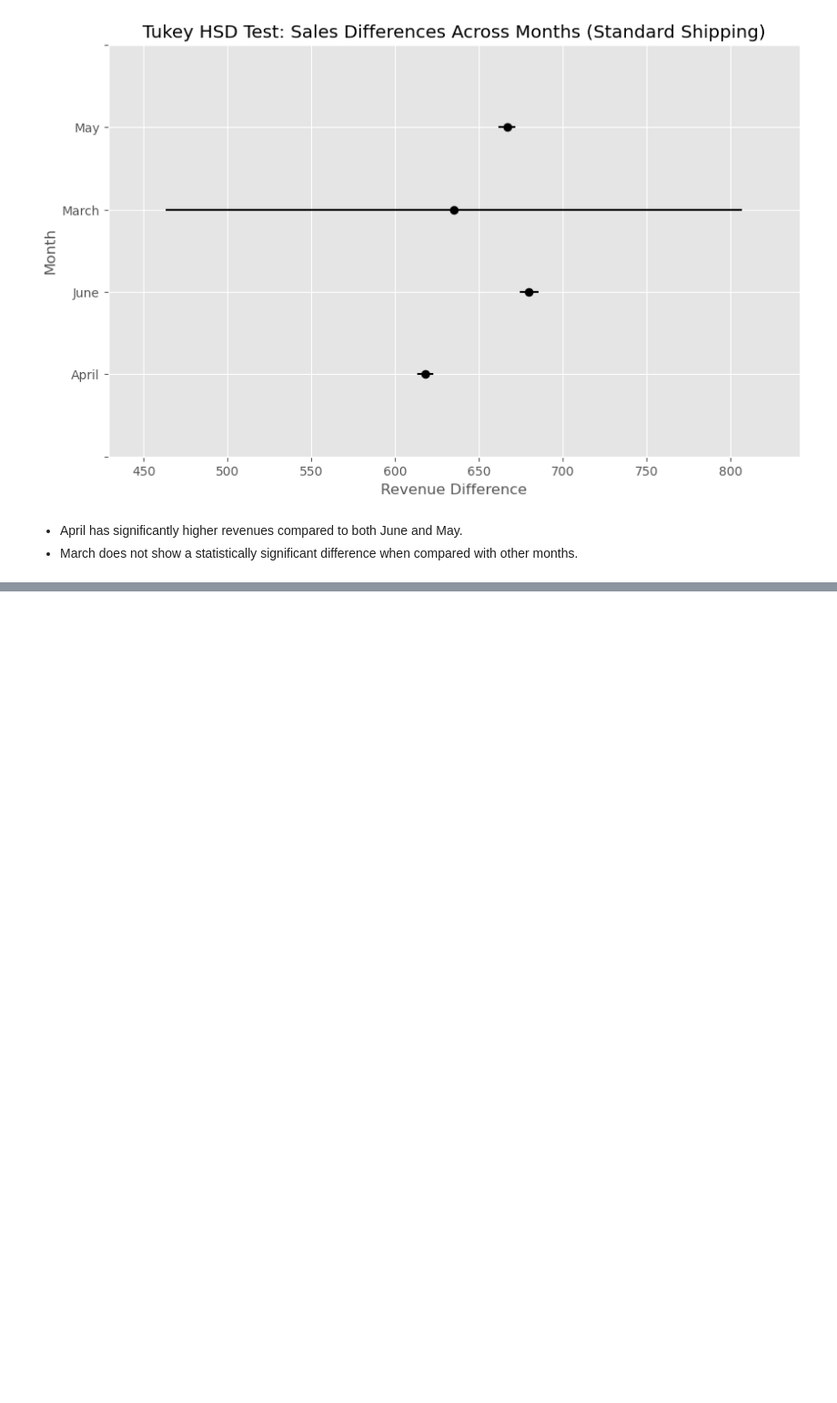
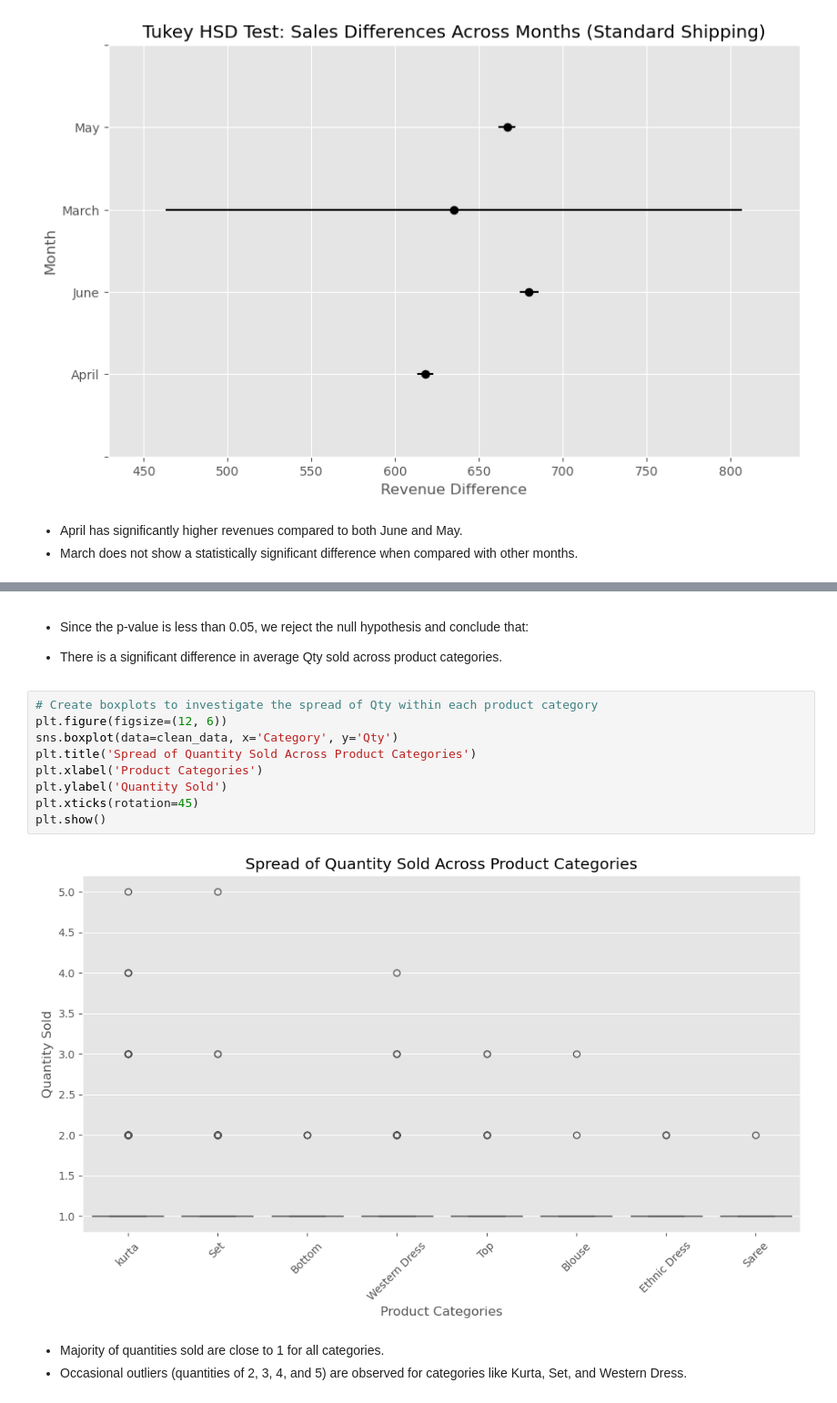
Before and after one commit to ElifSurucu/Analyzing-E-Commerce-Sales-Performance, a Jupyter notebook: Analysis_Notebook.ipynb, the cells around one changed output, grey strips where cells are left out. Shown at 91% size. Drawn from its saved outputs; the diff is of its cells as text; blank space fills up the shorter version.

```diff
--- a/Analysis_Notebook.ipynb
+++ b/Analysis_Notebook.ipynb
@@ -1091,0 +1175,18 @@ There is no significant difference in revenue between promoted and non-promoted
+# %% [markdown]
+- Since the p-value is less than 0.05, we reject the null hypothesis and conclude that:
+
+- There is a significant difference in average Qty sold across product categories.
+# %%
+# Create boxplots to investigate the spread of Qty within each product category
+plt.figure(figsize=(12, 6))
+sns.boxplot(data=clean_data, x='Category', y='Qty')
+plt.title('Spread of Quantity Sold Across Product Categories')
+plt.xlabel('Product Categories')
+plt.ylabel('Quantity Sold')
+plt.xticks(rotation=45)
+plt.show()
+# %% [output]
+[figure, added]
+# %% [markdown]
+- Majority of quantities sold are close to 1 for all categories.
+- Occasional outliers (quantities of 2, 3, 4, and 5) are observed for categories like Kurta, Set, and Western Dress.
```
Also changed, not shown: parts of 56 cells of this notebook.
